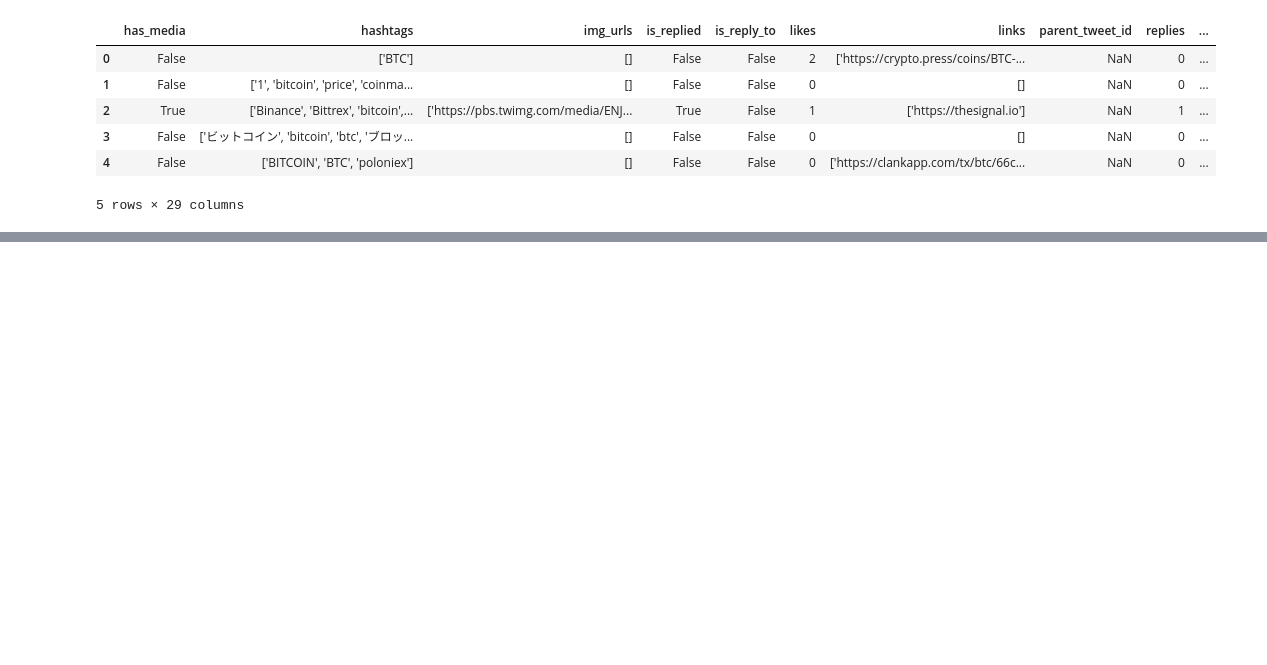
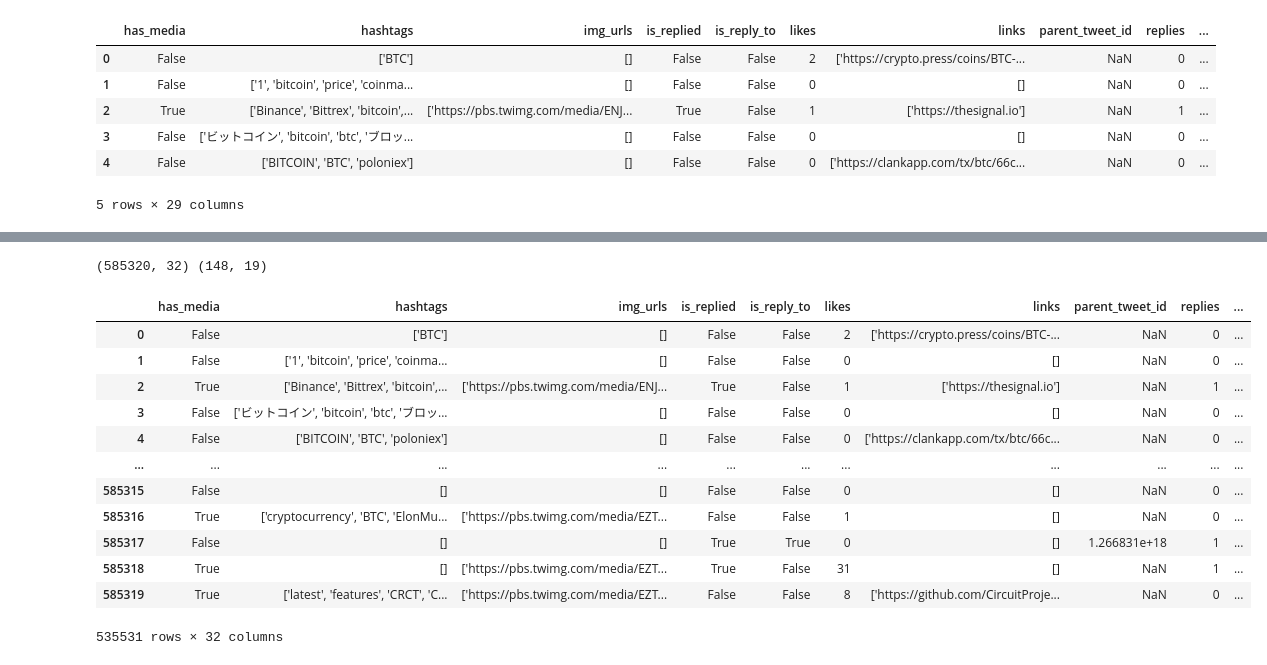
Before and after one commit to smidtfab/crypto_volatility, a Jupyter notebook: create_final_df.ipynb, the cells around one changed output, grey strips where cells are left out. Saved outputs shown, nothing was run; the diff lists cells and outputs as text; code cells hidden in the pictures; blank space fills up the shorter version.

```diff
--- a/create_final_df.ipynb
+++ b/create_final_df.ipynb
@@ -51,7 +51,7 @@ btc_volatility.head()
 # %%
 btc_volatility['date'] = pd.to_datetime(btc_volatility['date'])
 # %%
-btc_volatility.drop(columns=['Unnamed: 0', 'n'], inplace=True)
+# btc_volatility.drop(columns=['Unnamed: 0', 'n'], inplace=True)
+
+# btc_volatility = btc_volatility[(btc_volatility['date'] >= '2020-01-01') & (btc_volatility['date'] < '2020-0-01')]
+# btc_volatility
-# %%
-btc_volatility = btc_volatility[(btc_volatility['date'] >= '2020-01-01') & (btc_volatility['date'] < '2020-05-01')]
-btc_volatility
@@ -72,3 +58,5 @@ btc_volatility
+# %%
+btc_volatility['vcrix_log_diff'] = np.log(btc_volatility['vcrix']) - np.log(btc_volatility['vcrix'].shift(1))
 # %% [markdown]
 ### Trend
 # %%
@@ -160,7 +148,7 @@ for chunk in df_chunk:
     chunk_list.append(chunk)
 
 # concat the list into dataframe
-btc_tweets = pd.concat(chunk_list)
+btc_tweets = pd.concat(chunk_list.copy())
 # %%
 btc_tweets.head()
 # %% [output]
@@ -274,0 +283,20 @@ btc_merged.to_csv('data/btc_final.csv', index=False)
+# %%
+print(btc_merged.shape, btc_by_day.shape)
+# %% [output]
+(585320, 32) (148, 19)
+# %%
+btc_merged[btc_merged['compound'].isnull()]
+# %% [output]
+|  | has_media | hashtags | img_urls | is_replied | is_reply_to | likes | links | parent_tweet_id | replies | ... |
+| 0 | False | ['BTC'] | [] | False | False | 2 | ['https://crypto.press/coins/BTC-... | NaN | 0 | ... |
+| 1 | False | ['1', 'bitcoin', 'price', 'coinma... | [] | False | False | 0 | [] | NaN | 0 | ... |
+| 2 | True | ['Binance', 'Bittrex', 'bitcoin',... | ['https://pbs.twimg.com/media/ENJ... | True | False | 1 | ['https://thesignal.io'] | NaN | 1 | ... |
+| 3 | False | ['ビットコイン', 'bitcoin', 'btc', 'ブロッ... | [] | False | False | 0 | [] | NaN | 0 | ... |
+| 4 | False | ['BITCOIN', 'BTC', 'poloniex'] | [] | False | False | 0 | ['https://clankapp.com/tx/btc/66c... | NaN | 0 | ... |
+| ... | ... | ... | ... | ... | ... | ... | ... | ... | ... | ... |
+| 585315 | False | [] | [] | False | False | 0 | [] | NaN | 0 | ... |
+| 585316 | True | ['cryptocurrency', 'BTC', 'ElonMu... | ['https://pbs.twimg.com/media/EZT... | False | False | 1 | [] | NaN | 0 | ... |
+| 585317 | False | [] | [] | True | True | 0 | [] | 1.266831e+18 | 1 | ... |
+| 585318 | True | [] | ['https://pbs.twimg.com/media/EZT... | True | False | 31 | [] | NaN | 1 | ... |
+| 585319 | True | ['latest', 'features', 'CRCT', 'C... | ['https://pbs.twimg.com/media/EZT... | False | False | 8 | ['https://github.com/CircuitProje... | NaN | 0 | ... |
+535531 rows × 32 columns
```
Also changed, not shown: parts of 14 cells of this notebook.
